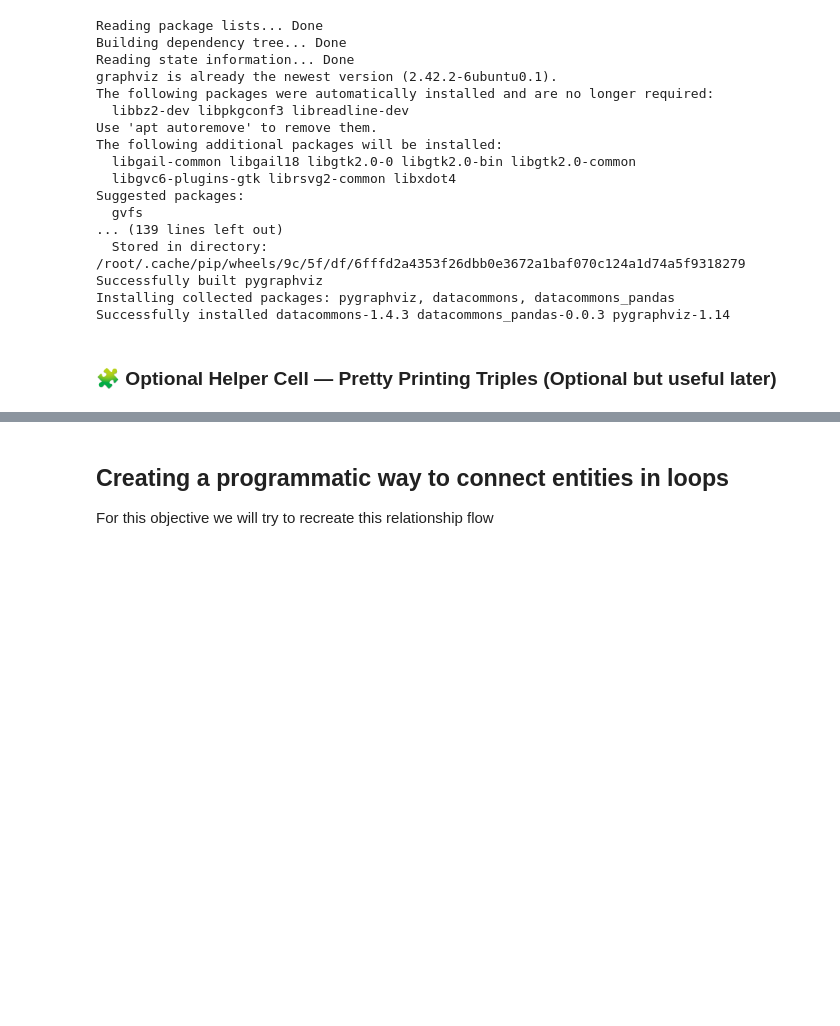
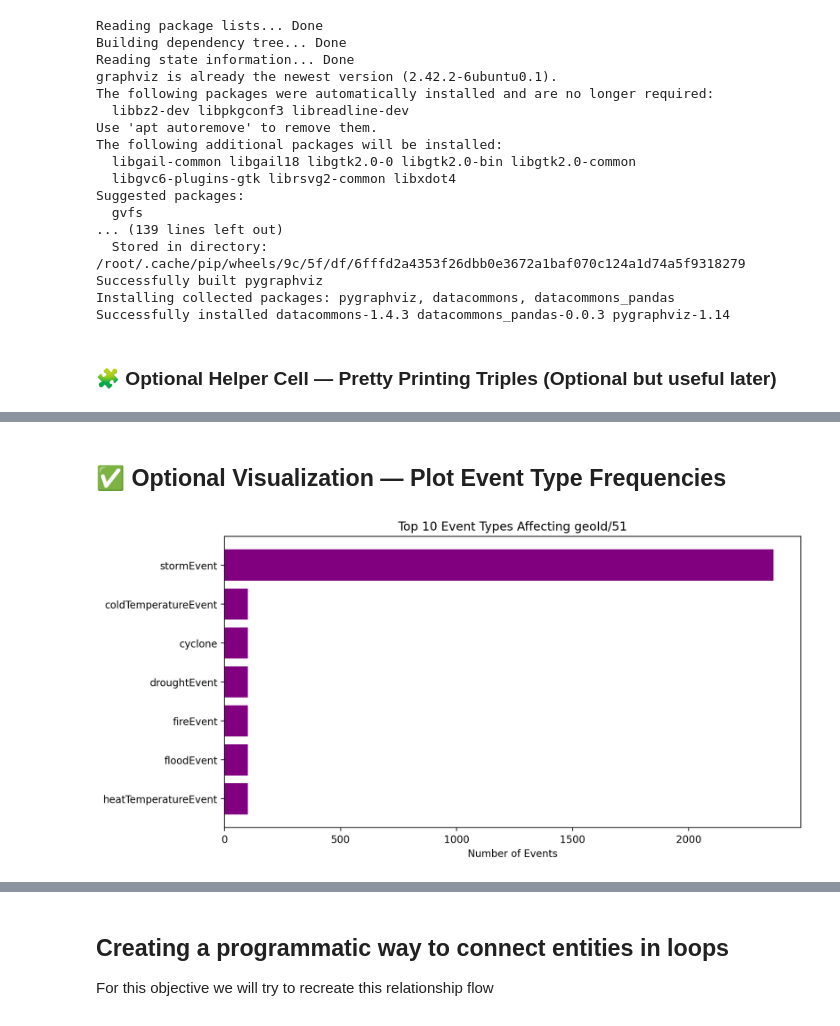
Before and after one commit to Nastiiasaenko/Data-Commons-, a Jupyter notebook: 03_exploring_graphs.ipynb, the cells around one changed output, grey strips where cells are left out. Cells and saved outputs as stored; diff of their text form; code cells hidden in the pictures; blank space fills up the shorter version.

```diff
--- a/03_exploring_graphs.ipynb
+++ b/03_exploring_graphs.ipynb
@@ -580,0 +342,6 @@ In plain language, this triple tells us that the storm event identified by 'nws1
+# %%
+# Extract only the triples where the predicate is "affectedPlace"
+affected_triples = [triple for triple in triples[dcid] if triple[1] == 'affectedPlace']
+
+# Show how many we got
+print(f"{len(affected_triples)} triples with 'affectedPlace' for {dcid}")
@@ -580,0 +352,19 @@ In plain language, this triple tells us that the storm event identified by 'nws1
+# %%
+# Extract the 'subject' of each triple — usually an event DCID
+event_entities = [s for s, p, o in affected_triples]
+
+# Identify event types based on the prefix (before the slash or first underscore)
+# Many events are like: fireEvent/abc123 or stormEvent_456
+def classify_event_type(event_id):
+    if '/' in event_id:
+        return event_id.split('/')[0]
+    elif '_' in event_id:
+        return event_id.split('_')[0]
+    return 'Unknown'
+
+event_type_counts = Counter(classify_event_type(eid) for eid in event_entities)
+
+# Preview the top event types
+print("Most common event types affecting this state:")
+for event_type, count in event_type_counts.most_common(10):
+    print(f"{event_type}: {count}")
@@ -580,0 +391,21 @@ In plain language, this triple tells us that the storm event identified by 'nws1
+# %% [markdown]
+## ✅ Optional Visualization — Plot Event Type Frequencies
+# %%
+# Get human-readable state name (optional fallback)
+try:
+    state_name = name[dcid][0]
+except:
+    state_name = dcid  # fallback to DCID if name lookup fails
+
+# Plot top event types
+top_n = 10
+event_types, counts = zip(*event_type_counts.most_common(top_n))
+
+plt.figure(figsize=(10, 5))
+plt.barh(event_types[::-1], counts[::-1], color="purple")
+plt.xlabel("Number of Events")
+plt.title(f"Top {top_n} Event Types Affecting {state_name}")
+plt.tight_layout()
+plt.show()
+# %% [output]
+[figure, added]
```
Also changed, not shown: parts of 140 cells of this notebook.
